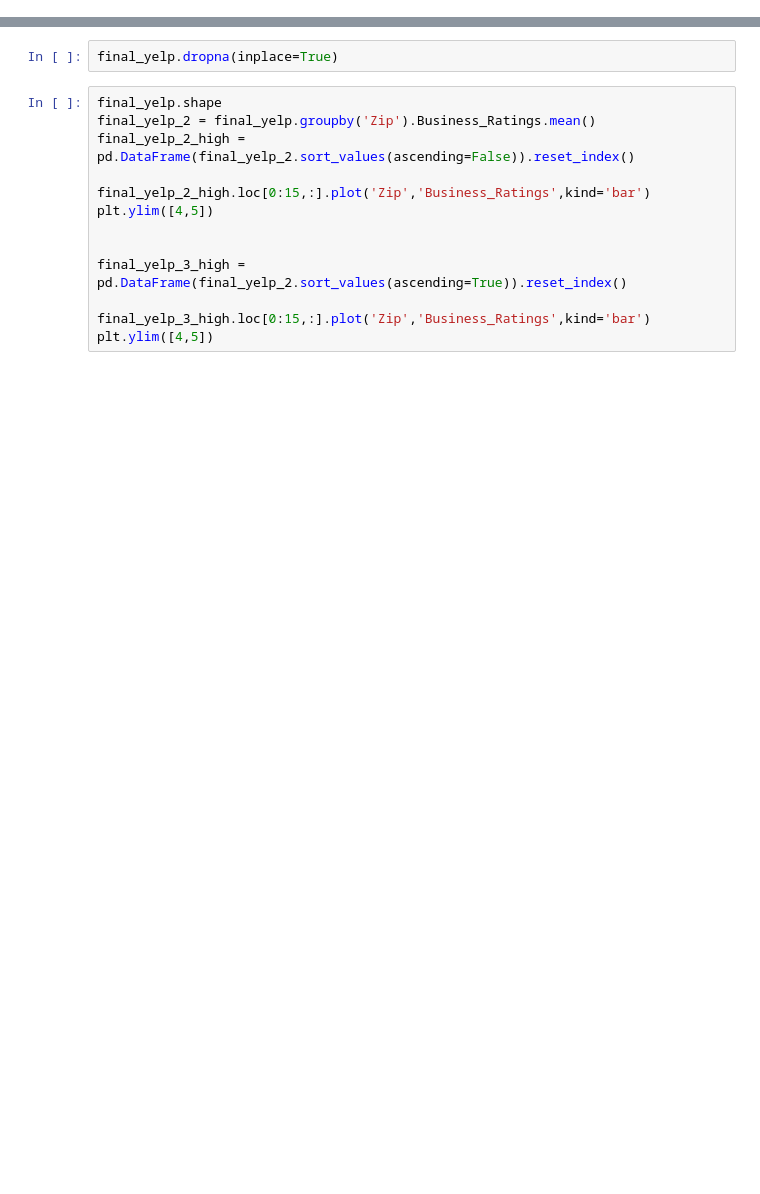
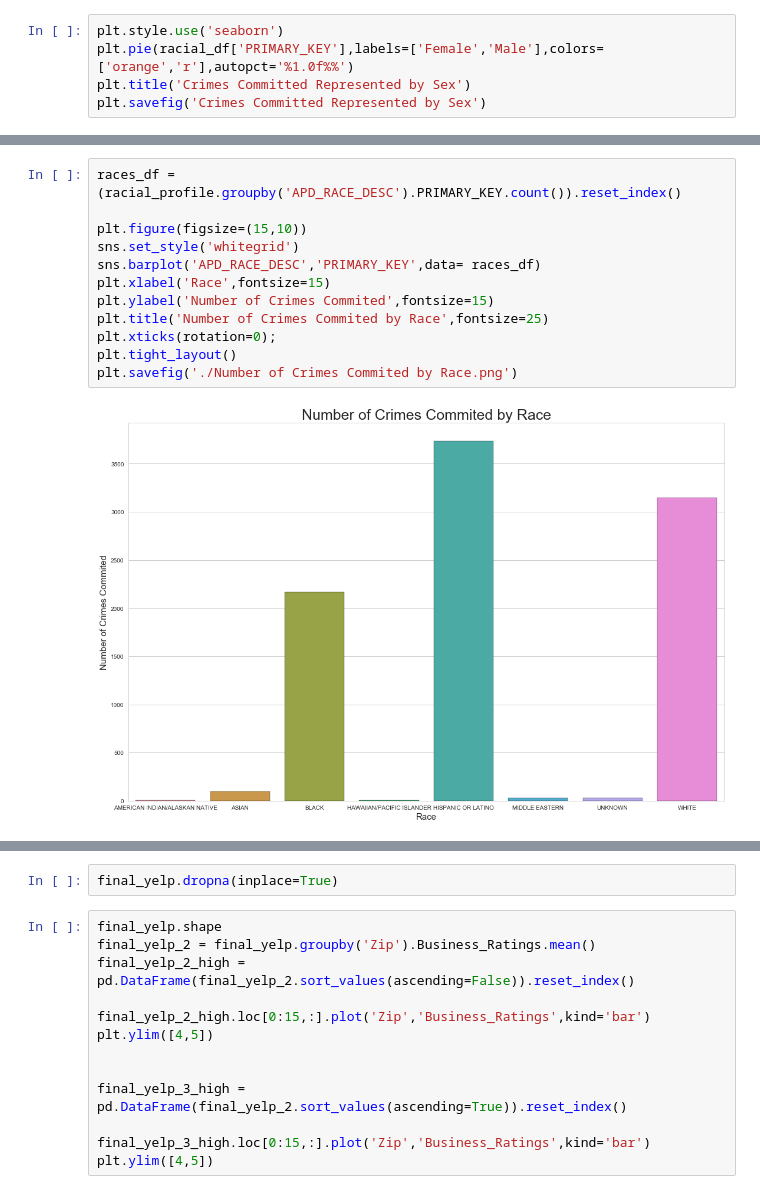
Before and after one commit to felzek/Crime-Review-Data-Analysis, a Jupyter notebook: Graphing.ipynb, the cells around one changed output, grey strips where cells are left out. Saved outputs shown, nothing was run; the diff lists cells and outputs as text; blank space fills up the shorter version.

```diff
--- a/Graphing.ipynb
+++ b/Graphing.ipynb
@@ -53,0 +191,5 @@ KeyError: 'Zip'
+# %%
+plt.style.use('seaborn')
+plt.pie(racial_df['PRIMARY_KEY'],labels=['Female','Male'],colors=['orange','r'],autopct='%1.0f%%')
+plt.title('Crimes Committed Represented by Sex')
+plt.savefig('Crimes Committed Represented by Sex')
@@ -54,3 +204,17 @@ KeyError: 'Zip'
+# %%
+races_df = (racial_profile.groupby('APD_RACE_DESC').PRIMARY_KEY.count()).reset_index()
+
+plt.figure(figsize=(15,10))
+sns.set_style('whitegrid')
+sns.barplot('APD_RACE_DESC','PRIMARY_KEY',data= races_df)
+plt.xlabel('Race',fontsize=15)
+plt.ylabel('Number of Crimes Commited',fontsize=15)
+plt.title('Number of Crimes Commited by Race',fontsize=25)
+plt.xticks(rotation=0);
+plt.tight_layout()
+plt.savefig('./Number of Crimes Commited by Race.png')
+# %% [output]
+[figure, added]
 # %%
 category_df = pd.DataFrame(final_yelp['Category'].value_counts()).reset_index()
 category_df = category_df.loc[0:15,:]
```
Also changed, not shown: parts of 28 cells of this notebook, 34 other files.
